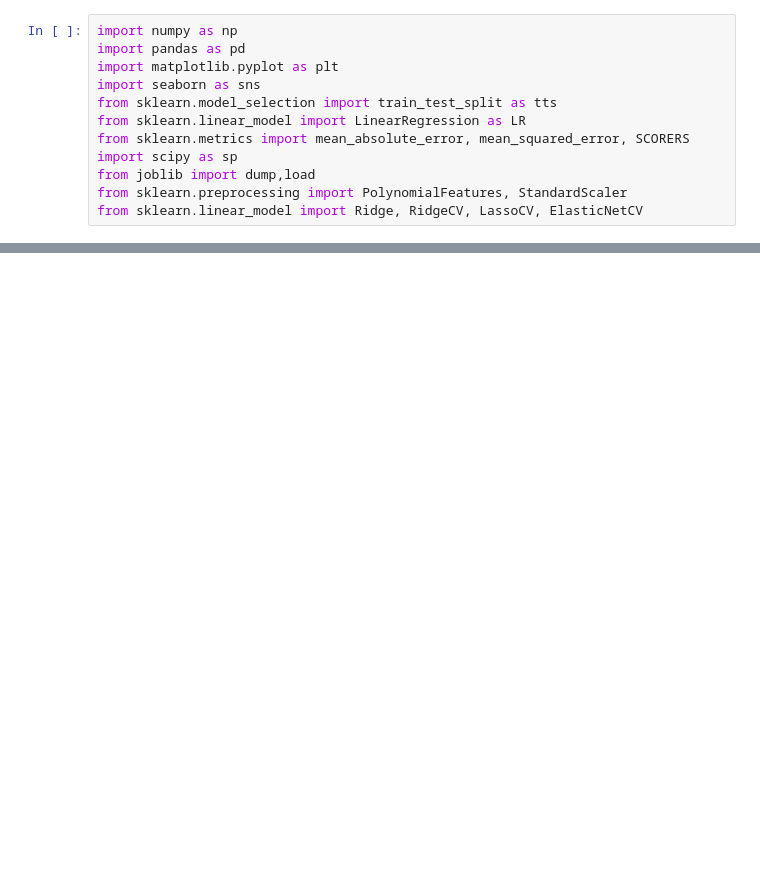
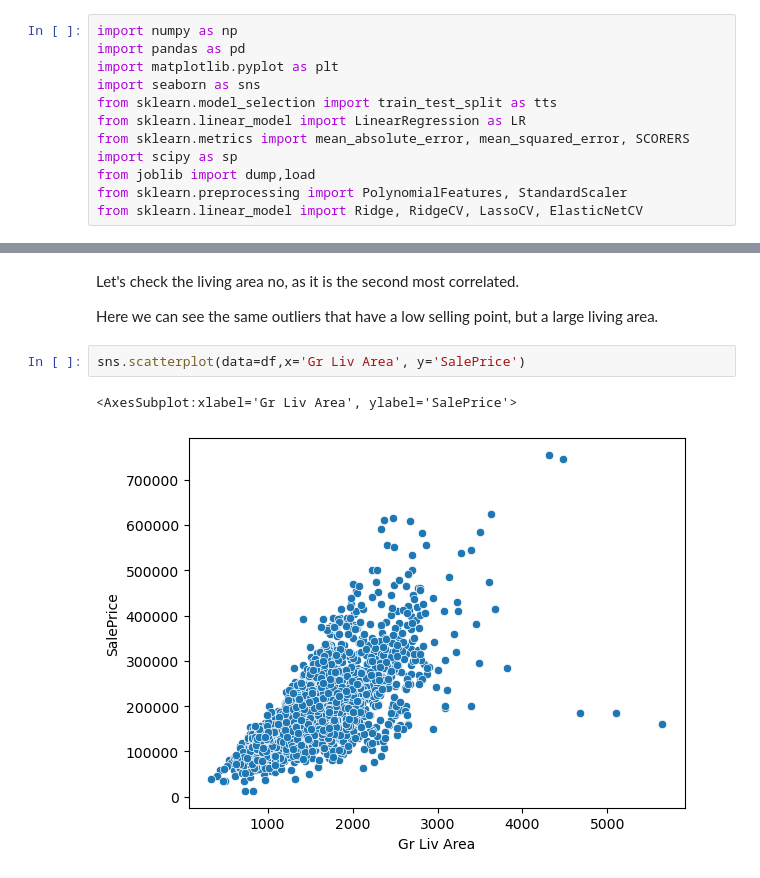
Before and after one commit to maginbu-0/Machine-Learning, a Jupyter notebook: Feature Engineering and Data Preparation/Feature Eng and Data Preparation.ipynb, the cells around one changed output, grey strips where cells are left out. Cells and saved outputs as stored; diff of their text form; blank space fills up the shorter version.

```diff
--- a/Feature Engineering and Data Preparation/Feature Eng and Data Preparation.ipynb
+++ b/Feature Engineering and Data Preparation/Feature Eng and Data Preparation.ipynb
@@ -43,0 +194,9 @@ This is the process of using domain knowledge to extract features through data m
+# %% [markdown]
+Let's check the living area no, as it is  the second most correlated.
+
+Here we can see the same outliers that have a low selling point, but a large living area.
+# %%
+sns.scatterplot(data=df,x='Gr Liv Area', y='SalePrice')
+# %% [output]
+<AxesSubplot:xlabel='Gr Liv Area', ylabel='SalePrice'>
+[figure, added]
```
Also changed, not shown: parts of 21 cells of this notebook, 49 other files.
